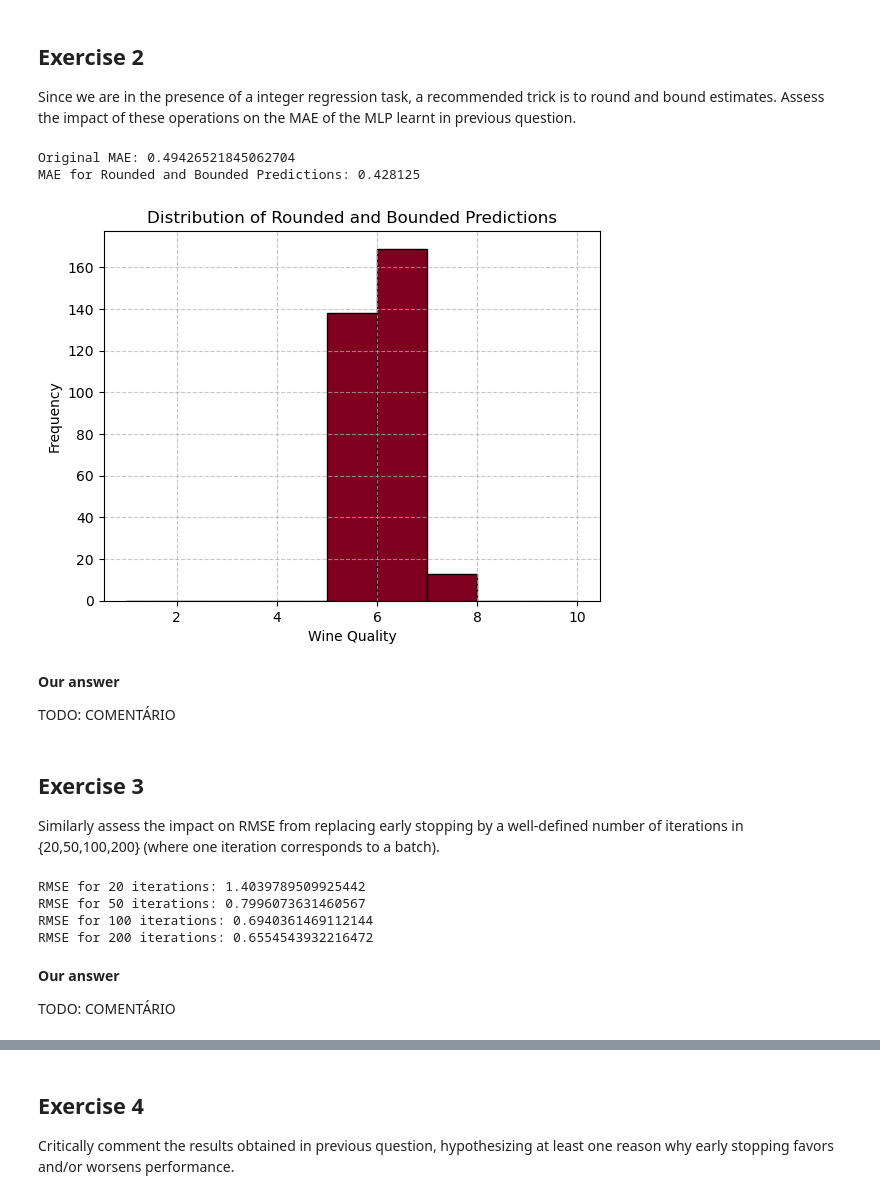
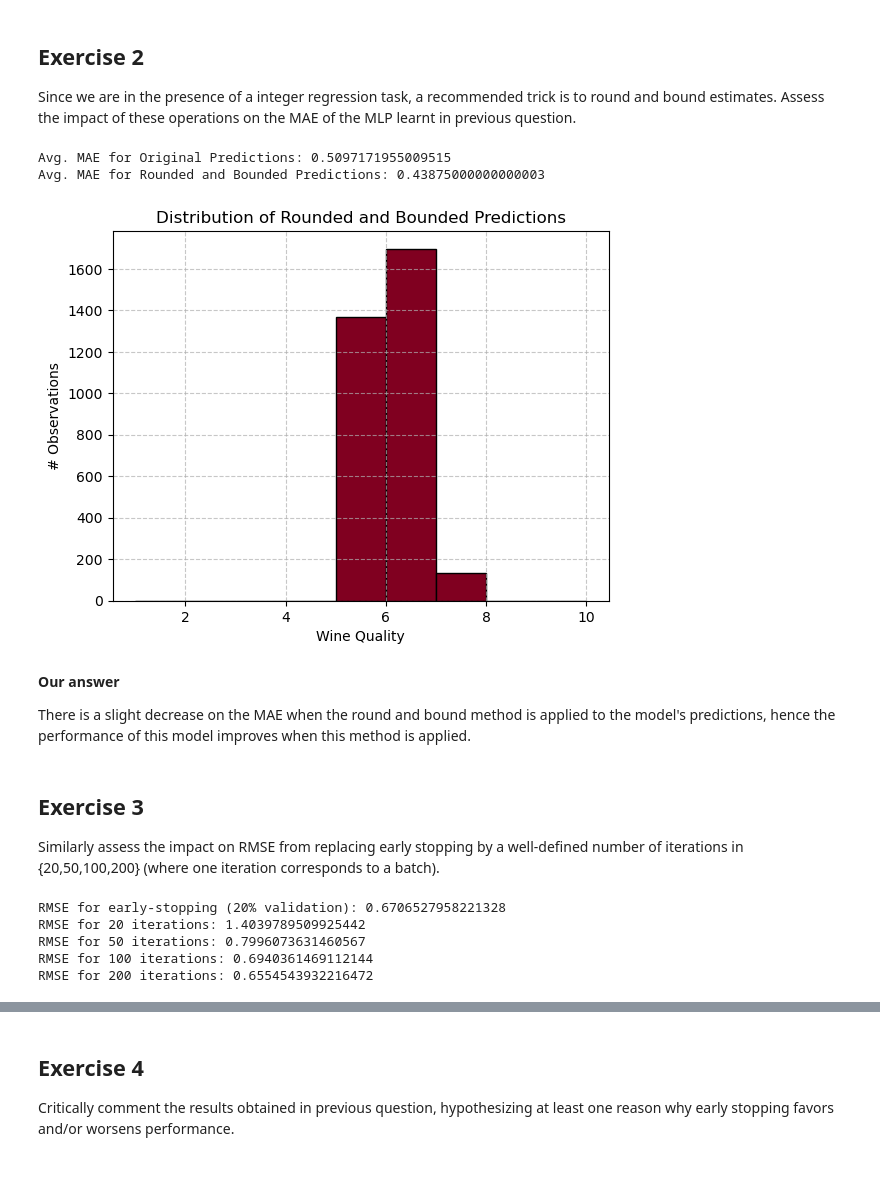
Before and after one commit to GSAprod/IST-Apre-homeworks, a Jupyter notebook: tpc-3/part2/G024.ipynb, the cells around one changed output, grey strips where cells are left out. Cells and saved outputs as stored; diff of their text form; code cells hidden in the pictures; blank space fills up the shorter version.

```diff
--- a/tpc-3/part2/G024.ipynb
+++ b/tpc-3/part2/G024.ipynb
@@ -61,6 +61,9 @@ default. Plot the distribution of the residues (in absolute value) using a histo
 import numpy as np
 import matplotlib.pyplot as plt
 from sklearn.neural_network import MLPRegressor
+
+# This array will be used on a later exercise
+y_seed_predictions = []
 
 absolute_residuals = []
 for random_seed in random_seeds:
@@ -72,10 +75,12 @@ for random_seed in random_seeds:
 
     # Predict on the test data
     y_pred = mlp.predict(X_test)
+    y_seed_predictions.append(y_pred)
 
     # Calculate the absolute residuals for this run
     residuals = np.abs(y_test - y_pred)
     absolute_residuals.extend(residuals)
+
 
 # Plot the distribution of absolute residuals using a histogram
 plt.hist(absolute_residuals, bins=20, edgecolor='k')
@@ -93,45 +98,52 @@ round and bound estimates. Assess the impact of these operations on the MAE of t
 learnt in previous question.
 # %%
 from sklearn.metrics import mean_absolute_error
-
-# Calculate the original MAE for the unrounded predictions
-mae_original = mean_absolute_error(y_test, y_pred)
 
 # Function to round and bound estimates
 def round_and_bound(predictions, lower_bound, upper_bound):
     return np.clip(np.round(predictions), lower_bound, upper_bound)
 
 lower_bound = 1
 upper_bound = 10
 
-# Apply rounding and bounding to the predictions
-y_pred_rounded_bounded = round_and_bound(y_pred, lower_bound, upper_bound)
+original_mae_per_seed = []
+round_bound_mae_per_seed = []
 
-# Calculate the MAE for the rounded and bounded predictions
-mae_rounded_bounded = mean_absolute_error(y_test, y_pred_rounded_bounded)
+y_pred_rounded_bounded_all = []
+
+for y_pred in y_seed_predictions:
+    # Calculate the original MAE for the unrounded predictions
+    original_mae_per_seed.append(mean_absolute_error(y_test, y_pred))
+
+    # Apply rounding and bounding to the predictions
+    y_pred_rounded_bounded = round_and_bound(y_pred, lower_bound, upper_bound)
+    y_pred_rounded_bounded_all.extend(y_pred_rounded_bounded)
+
+    # Calculate the MAE for the rounded and bounded predictions
+    round_bound_mae_per_seed.append(mean_absolute_error(y_test, y_pred_rounded_bounded))
 
 # Print the MAE for both cases
-print(f"Original MAE: {mae_original}")
-print(f"MAE for Rounded and Bounded Predictions: {mae_rounded_bounded}")
+print(f"Avg. MAE for Original Predictions: {np.mean(original_mae_per_seed)}")
+print(f"Avg. MAE for Rounded and Bounded Predictions: {np.mean(round_bound_mae_per_seed)}")
 
 redwine_color = (128/255, 0/255, 32/255)  # RGB values should be in the range [0, 1]
 # Plot the distribution of rounded and bounded predictions
-plt.hist(y_pred_rounded_bounded, bins=np.arange(lower_bound, upper_bound+1), edgecolor='k', color=redwine_color)
+plt.hist(y_pred_rounded_bounded_all, bins=np.arange(lower_bound, upper_bound+1), edgecolor='k', color=redwine_color)
 
 plt.xlabel('Wine Quality')
-plt.ylabel('Frequency')
+plt.ylabel('# Observations')
 plt.title('Distribution of Rounded and Bounded Predictions')
 plt.grid(True, linestyle='--', alpha=0.7)
 
 plt.show()
 # %% [output]
-Original MAE: 0.49426521845062704
-MAE for Rounded and Bounded Predictions: 0.428125
+Avg. MAE for Original Predictions: 0.5097171955009515
+Avg. MAE for Rounded and Bounded Predictions: 0.43875000000000003
-[figure, old version]
+[figure, new version]
-# %% [markdown]
-**Our answer**
-
-TODO: COMENTÁRIO
+# %% [markdown]
+**Our answer**
+
+There is a slight decrease on the MAE when the round and bound method is applied to the model's predictions, hence the performance of this model improves when this method is applied.
 # %% [markdown]
 ## Exercise 3
 
@@ -145,6 +157,16 @@ iterations = [20, 50, 100, 200]
 
 # Initialize arrays to store RMSE for each case
 rmse_scores = []
+
+original_rmse = 0
+for y_pred in y_seed_predictions:
+    # Calculate the original RSME for the predictions with early-stopping
+    original_rmse += np.sqrt(mean_squared_error(y_test, y_pred))
+
+# Calculate the average value
+original_rmse = original_rmse / len(y_seed_predictions);
+
+print(f"RMSE for early-stopping (20% validation): {original_rmse}")
 
 # Train the model with different numbers of iterations
 for num_iterations in iterations:
@@ -165,11 +187,8 @@ for num_iterations in iterations:
 for i, num_iterations in enumerate(iterations):
     print(f"RMSE for {num_iterations} iterations: {rmse_scores[i]}")
 # %% [output]
+RMSE for early-stopping (20% validation): 0.6706527958221328
 RMSE for 20 iterations: 1.4039789509925442
 RMSE for 50 iterations: 0.7996073631460567
 RMSE for 100 iterations: 0.6940361469112144
 RMSE for 200 iterations: 0.6554543932216472
-# %% [markdown]
-**Our answer**
-
-TODO: COMENTÁRIO
```
Also changed, not shown: parts of 1 cell of this notebook.
